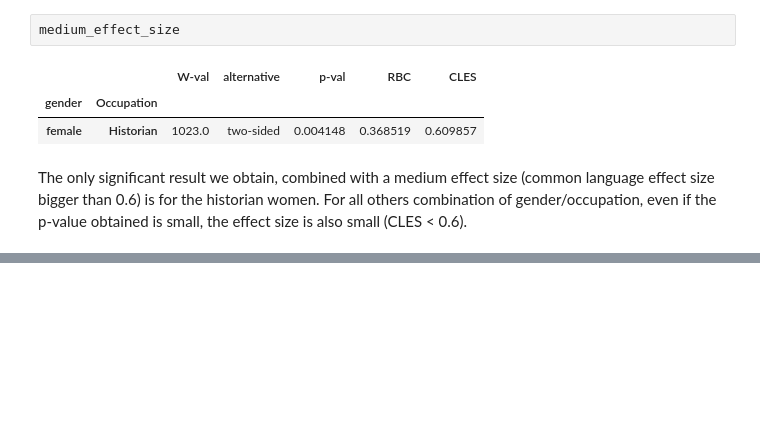
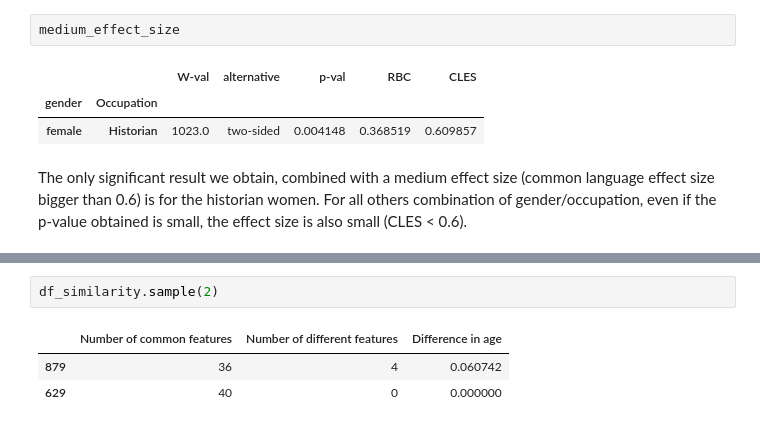
Before and after one commit to janougome/ADA-team, a Jupyter notebook: Milestone3.ipynb, the cells around one changed output, grey strips where cells are left out. Drawn from its saved outputs; the diff is of its cells as text; blank space fills up the shorter version.

```diff
--- a/Milestone3.ipynb
+++ b/Milestone3.ipynb
@@ -1296,0 +1344,6 @@ The only significant result we obtain, combined with a medium effect size (commo
+# %%
+df_similarity.sample(2)
+# %% [output]
+|  | Number of common features | Number of different features | Difference in age |
+| 879 | 36 | 4 | 0.060742 |
+| 629 | 40 | 0 | 0.000000 |
```
Also changed, not shown: parts of 20 cells of this notebook.
